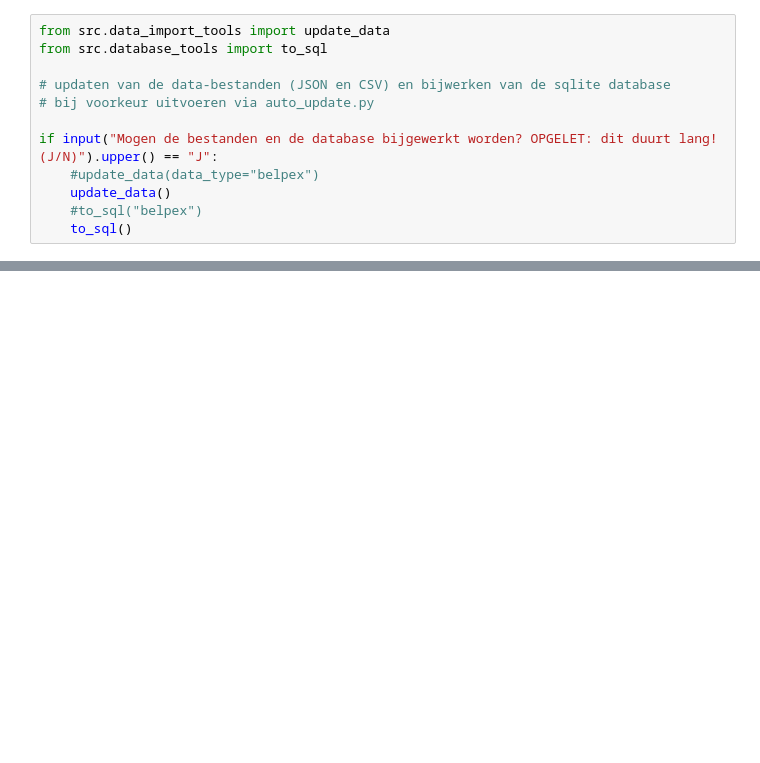
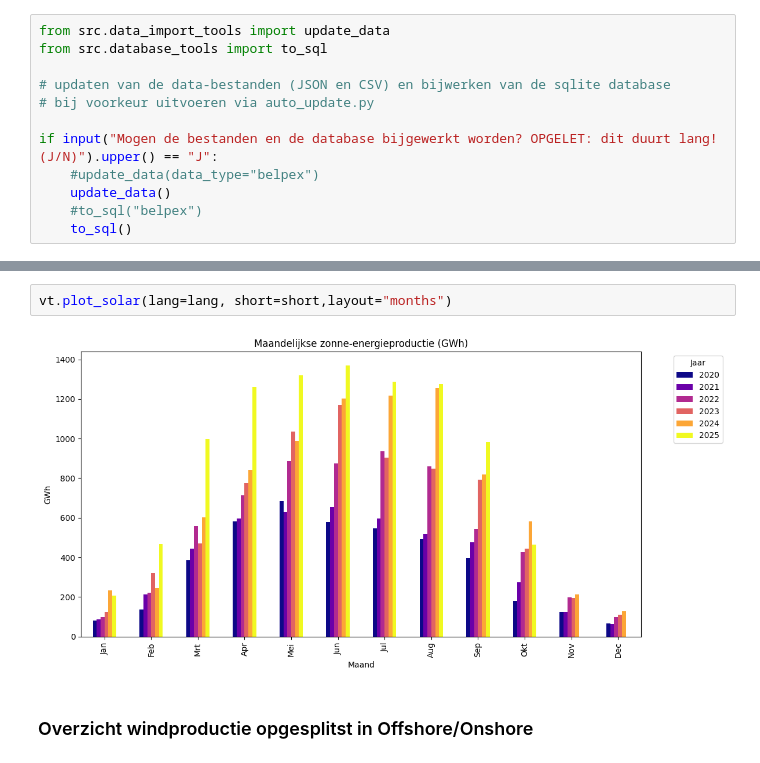
Before and after one commit to LeemanF/DataScientistEindwerkJaar1, a Jupyter notebook: main.ipynb, the cells around one changed output, grey strips where cells are left out. Cells and saved outputs as stored; diff of their text form; blank space fills up the shorter version.

```diff
--- a/main.ipynb
+++ b/main.ipynb
@@ -28,0 +83,6 @@ if input("Mogen de bestanden en de database bijgewerkt worden? OPGELET: dit duur
+# %%
+vt.plot_solar(lang=lang, short=short,layout="months")
+# %% [output]
+[figure, added]
+# %% [markdown]
+### Overzicht windproductie opgesplitst in Offshore/Onshore
```
Also changed, not shown: parts of 26 cells of this notebook, 3 other files.
